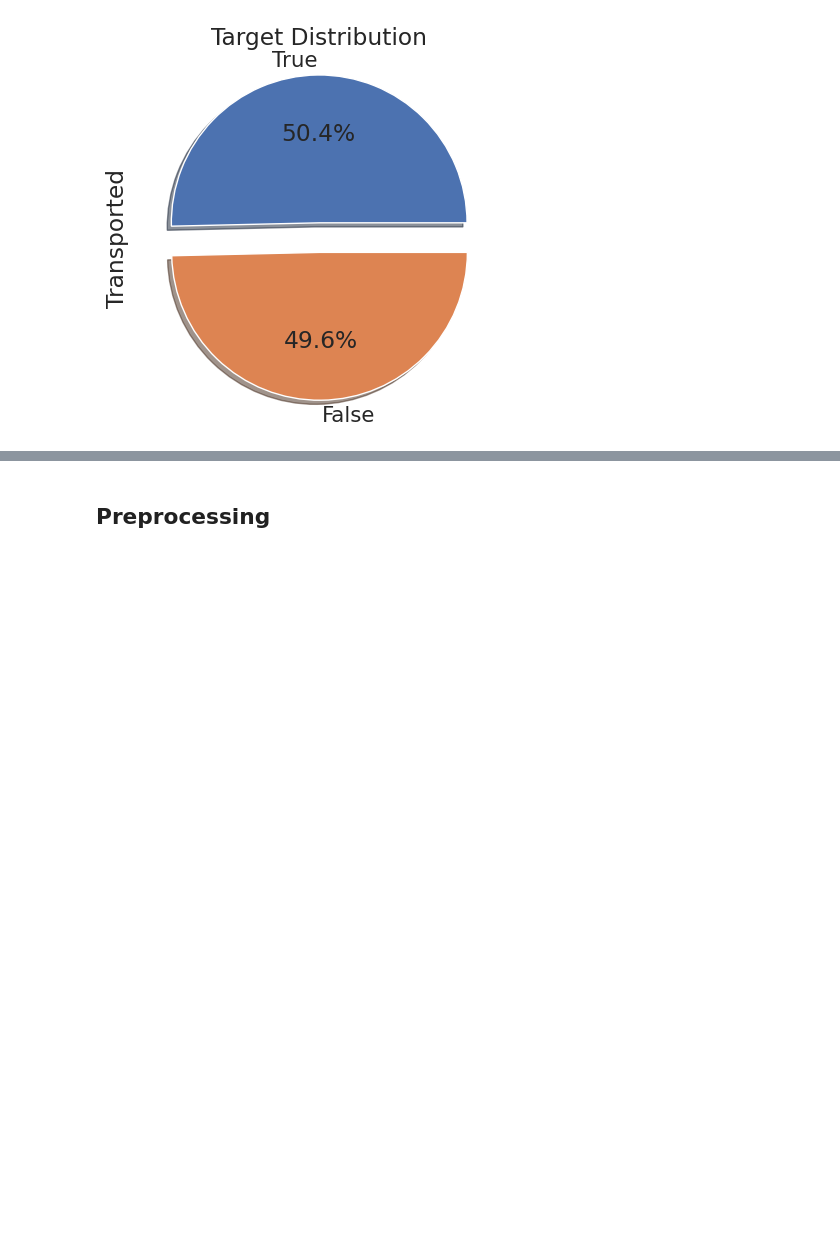
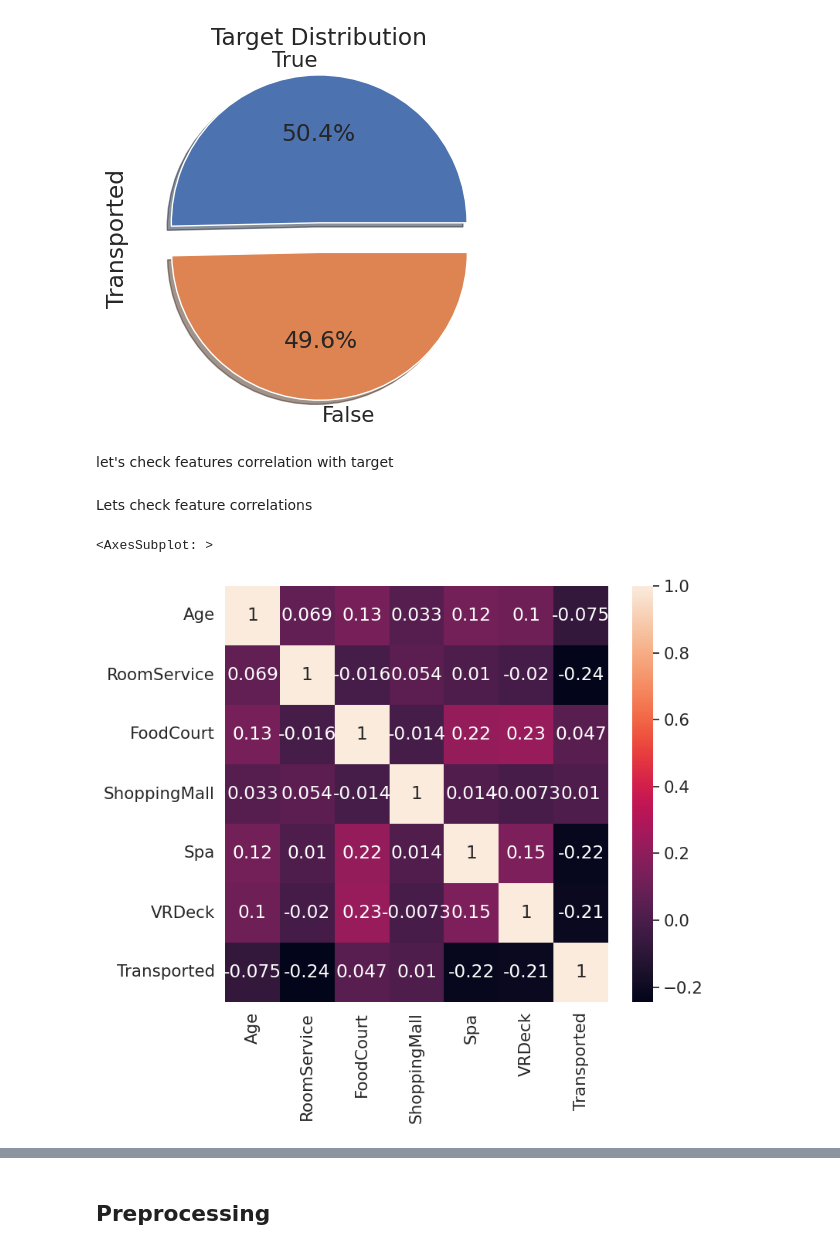
Before and after one commit to vivekpatel99/Spaceship-Titanic-using-ML-ANN, a Jupyter notebook: spaceship-titanic-using-ML-ANN.ipynb, the cells around one changed output, grey strips where cells are left out. Drawn from its saved outputs; the diff is of its cells as text; code cells hidden in the pictures; blank space fills up the shorter version.

```diff
--- a/spaceship-titanic-using-ML-ANN.ipynb
+++ b/spaceship-titanic-using-ML-ANN.ipynb
@@ -279,4 +279,16 @@ spaceship_titanic_df.Transported.value_counts().plot.pie(
 # %% [output]
 Text(0.5, 1.0, 'Target Distribution')
 [figure]
+# %% [markdown]
+let's check features correlation with target
+# %% [markdown]
+Lets check feature correlations
+# %%
+corr_matrix = spaceship_titanic_df.corr(numeric_only=True)
+# %%
+plt.figure(figsize=(8,7))
+sns.heatmap(corr_matrix, annot=True)
+# %% [output]
+<AxesSubplot: >
+[figure, added]
 # %%
```
Also changed, not shown: parts of 44 cells of this notebook, 2 other files.
